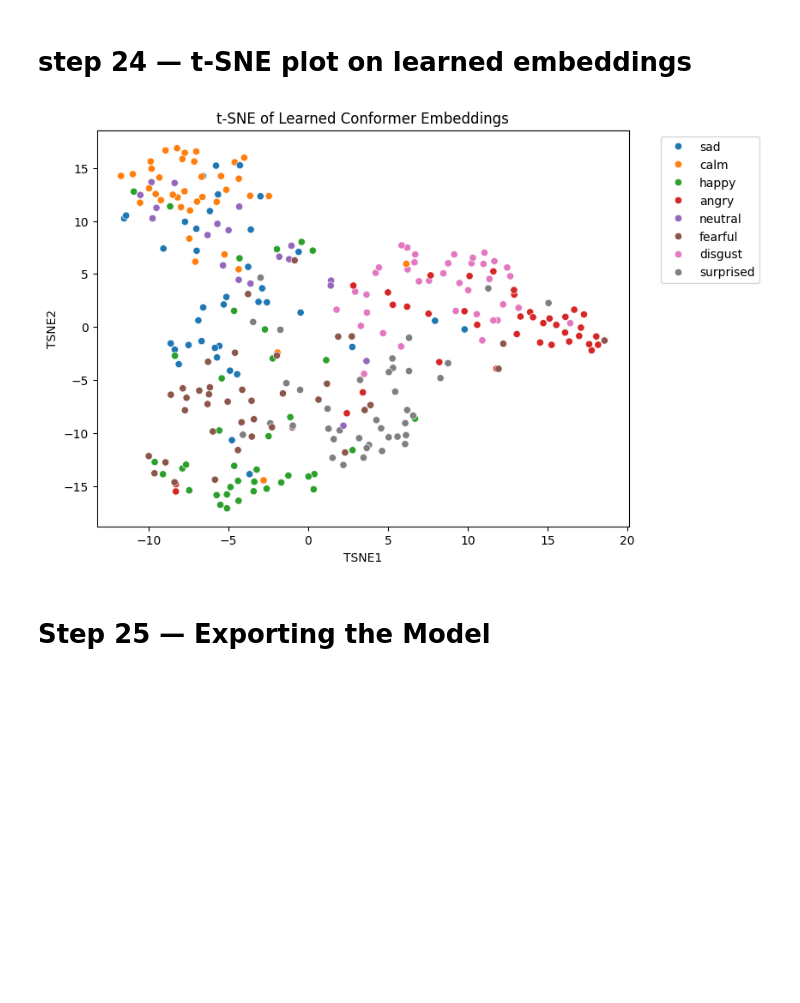
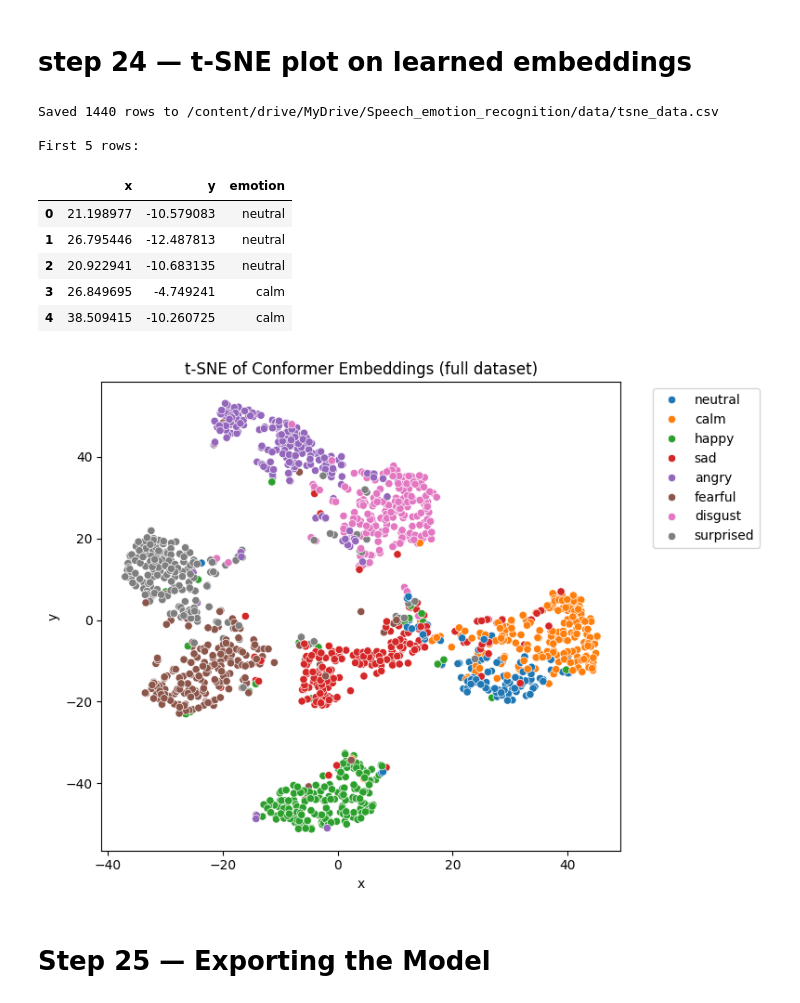
Before and after one commit to abirami-ad/ser-live, a Jupyter notebook: notebooks/train_Conformer.ipynb, the cells around one changed output. Drawn from its saved outputs; the diff is of its cells as text; code cells hidden in the pictures; blank space fills up the shorter version.

```diff
--- a/notebooks/train_Conformer.ipynb
+++ b/notebooks/train_Conformer.ipynb
@@ -495,10 +495,10 @@ weighted avg       0.64      0.65      0.64       288
 # step 23 — Extract embeddings for t-SNE
 # %%
 embedding_model = Model(
-    inputs=model.input,
-    outputs=model.layers[-3].output   # Dense(64, relu) output
+ inputs=model.input,
+ outputs=model.layers[-3].output # Dense(64, relu) layer
 )
 
-X_embed = embedding_model.predict(X_test)
-print("Embedding shape:", X_embed.shape)
+X_embed_all = embedding_model.predict(X)
+print("Embedding shape:", X_embed_all.shape) # Should be (1440, 64)
 # %% [output]
@@ -507,29 +507,53 @@ Embedding shape: (288, 64)
 # %% [markdown]
  # step 24 — t-SNE plot on learned embeddings
 # %%
+# Run t-SNE on all 1,440 embeddings
 tsne = TSNE(
-    n_components=2,
-    perplexity=30,
-    learning_rate='auto',
-    init='pca',
-    random_state=SEED
+  n_components=2,
+  perplexity=30,
+  learning_rate='auto',
+  init='pca',
+  random_state=SEED
 )
 
-X_tsne = tsne.fit_transform(X_embed)
+X_tsne = tsne.fit_transform(X_embed_all)
 
+# Use ALL labels (y_encoded contains integer indices for the full X array)
+all_emotions = label_encoder.inverse_transform(y_encoded)
+
+# Build dataframe with the column names the Streamlit app expects
 tsne_df = pd.DataFrame({
-    "TSNE1": X_tsne[:, 0],
-    "TSNE2": X_tsne[:, 1],
-    "emotion": label_encoder.inverse_transform(y_true)
+  "x": X_tsne[:, 0],
+  "y": X_tsne[:, 1],
+  "emotion": all_emotions
 })
 
+# Save to Drive
+SAVE_PATH = "/content/drive/MyDrive/Speech_emotion_recognition/data/"
+os.makedirs(SAVE_PATH, exist_ok=True)
+tsne_df.to_csv(os.path.join(SAVE_PATH, "tsne_data.csv"), index=False)
+
+print(f"Saved {len(tsne_df)} rows to {SAVE_PATH}tsne_data.csv")
+print("\nFirst 5 rows:")
+display(tsne_df.head())
+
 plt.figure(figsize=(8, 6))
-sns.scatterplot(data=tsne_df, x="TSNE1", y="TSNE2", hue="emotion", palette="tab10")
-plt.title("t-SNE of Learned Conformer Embeddings")
+sns.scatterplot(data=tsne_df, x="x", y="y", hue="emotion", palette="tab10")
+plt.title("t-SNE of Conformer Embeddings (full dataset)")
 plt.legend(bbox_to_anchor=(1.05, 1), loc='upper left')
+plt.tight_layout()
 plt.show()
 # %% [output]
+Saved 1440 rows to /content/drive/MyDrive/Speech_emotion_recognition/data/tsne_data.csv
+
+First 5 rows:
+|  | x | y | emotion |
+| 0 | 21.198977 | -10.579083 | neutral |
+| 1 | 26.795446 | -12.487813 | neutral |
+| 2 | 20.922941 | -10.683135 | neutral |
+| 3 | 26.849695 | -4.749241 | calm |
+| 4 | 38.509415 | -10.260725 | calm |
-[figure, old version]
+[figure, new version]
 # %% [markdown]
 # Step 25 — Exporting the Model
 # %%
```
Also changed, not shown: parts of 4 cells of this notebook, 3 other files.
